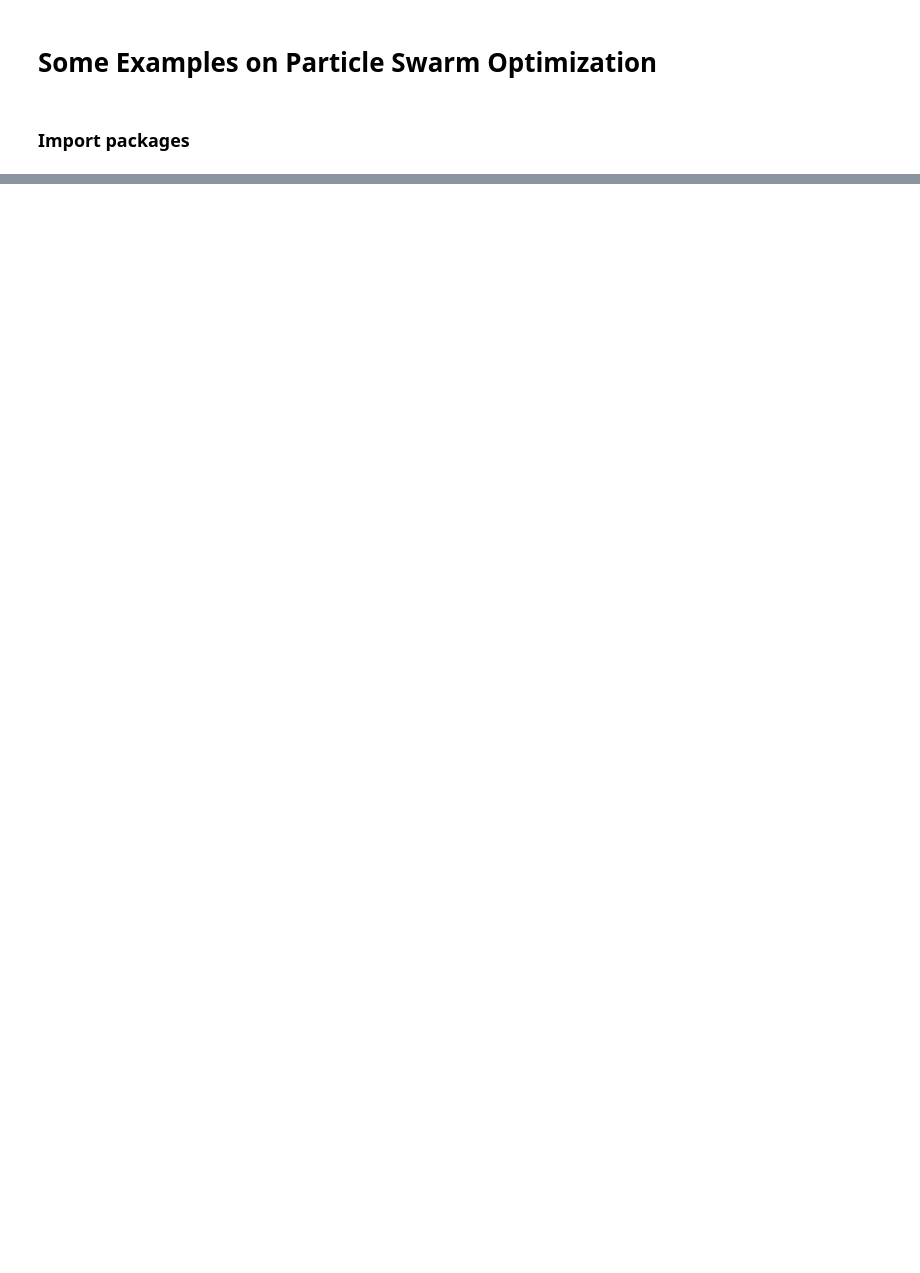
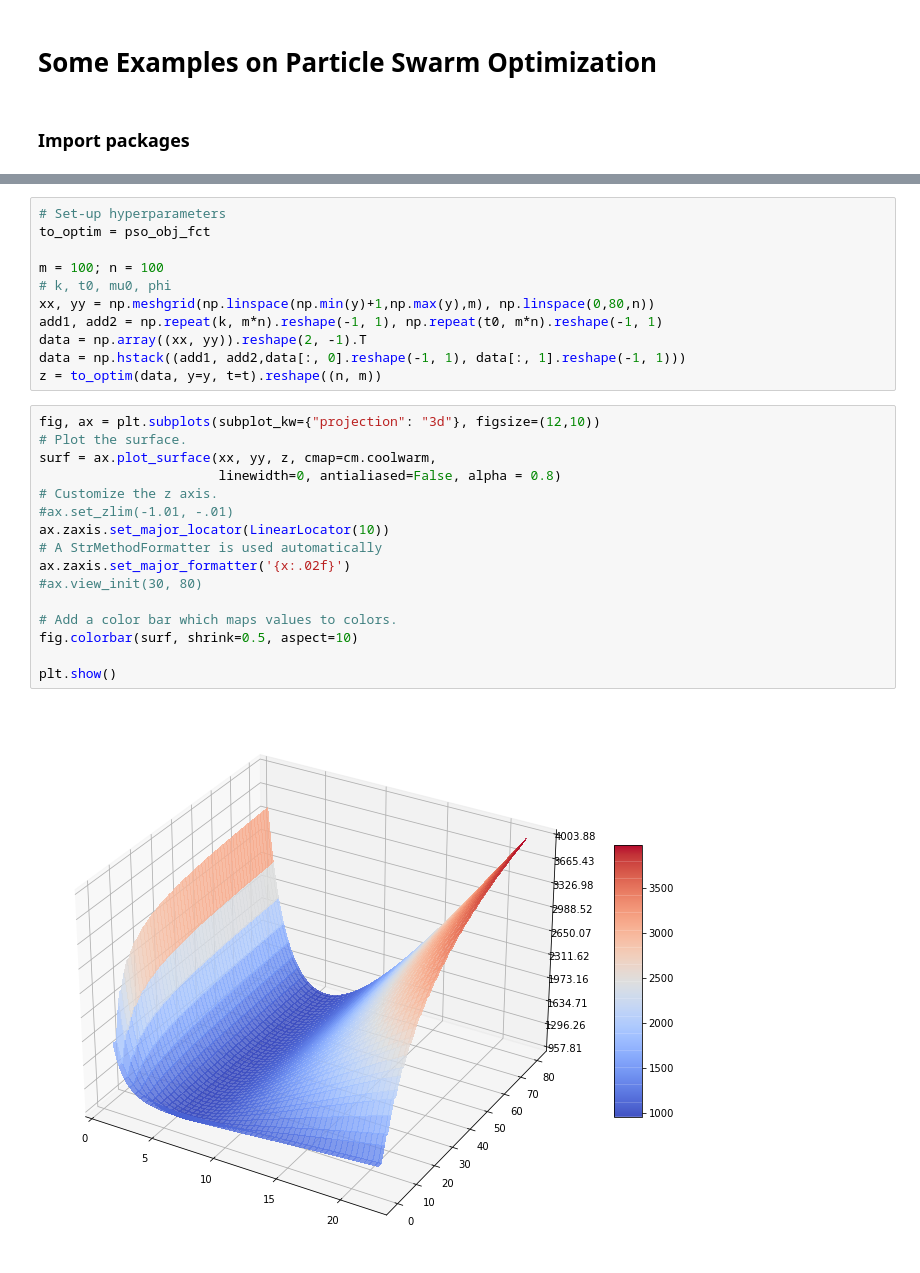
Before and after one commit to ElvisCuiHan/ParticleSwarmOptimization, a Jupyter notebook: pso test2.ipynb, the cells around one changed output, grey strips where cells are left out. Saved outputs shown, nothing was run; the diff lists cells and outputs as text; blank space fills up the shorter version.

```diff
--- a/pso test2.ipynb
+++ b/pso test2.ipynb
@@ -133,0 +166,29 @@ plt.show()
+# %%
+# Set-up hyperparameters
+to_optim = pso_obj_fct
+
+m = 100; n = 100
+# k, t0, mu0, phi
+xx, yy = np.meshgrid(np.linspace(np.min(y)+1,np.max(y),m), np.linspace(0,80,n))
+add1, add2 = np.repeat(k, m*n).reshape(-1, 1), np.repeat(t0, m*n).reshape(-1, 1)
+data = np.array((xx, yy)).reshape(2, -1).T
+data = np.hstack((add1, add2,data[:, 0].reshape(-1, 1), data[:, 1].reshape(-1, 1)))
+z = to_optim(data, y=y, t=t).reshape((n, m))
+# %%
+fig, ax = plt.subplots(subplot_kw={"projection": "3d"}, figsize=(12,10))
+# Plot the surface.
+surf = ax.plot_surface(xx, yy, z, cmap=cm.coolwarm,
+                       linewidth=0, antialiased=False, alpha = 0.8)
+# Customize the z axis.
+#ax.set_zlim(-1.01, -.01)
+ax.zaxis.set_major_locator(LinearLocator(10))
+# A StrMethodFormatter is used automatically
+ax.zaxis.set_major_formatter('{x:.02f}')
+#ax.view_init(30, 80)
+
+# Add a color bar which maps values to colors.
+fig.colorbar(surf, shrink=0.5, aspect=10)
+
+plt.show()
+# %% [output]
+[figure, added]
```
Also changed, not shown: parts of 17 cells of this notebook, 32 other files.
